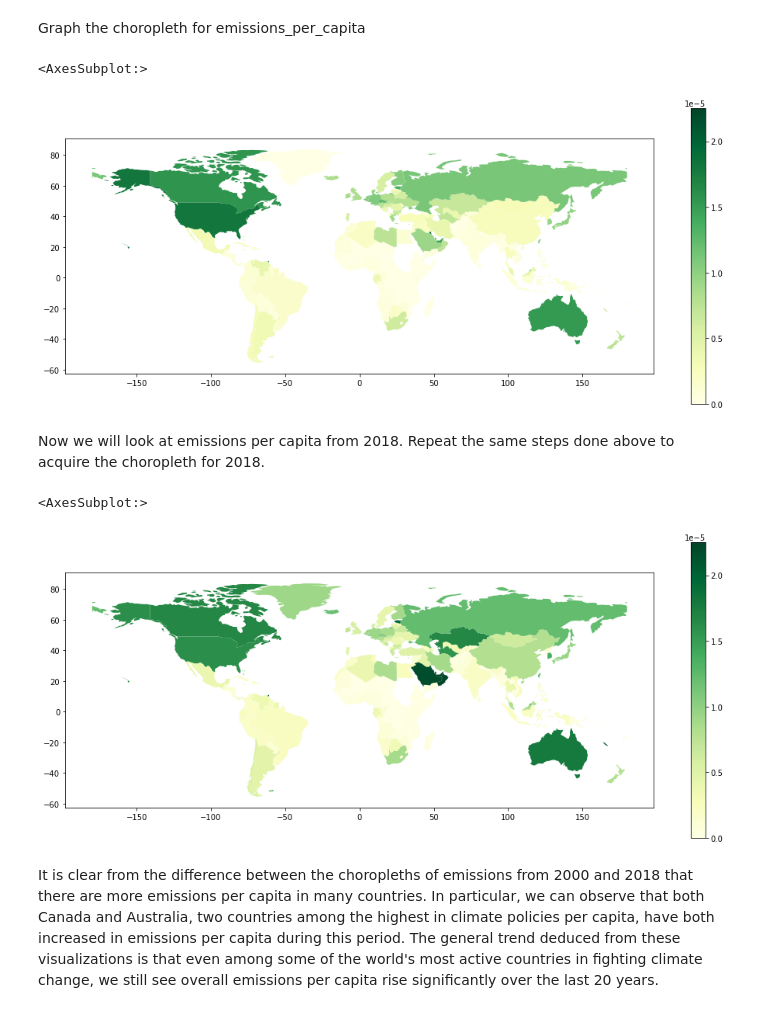
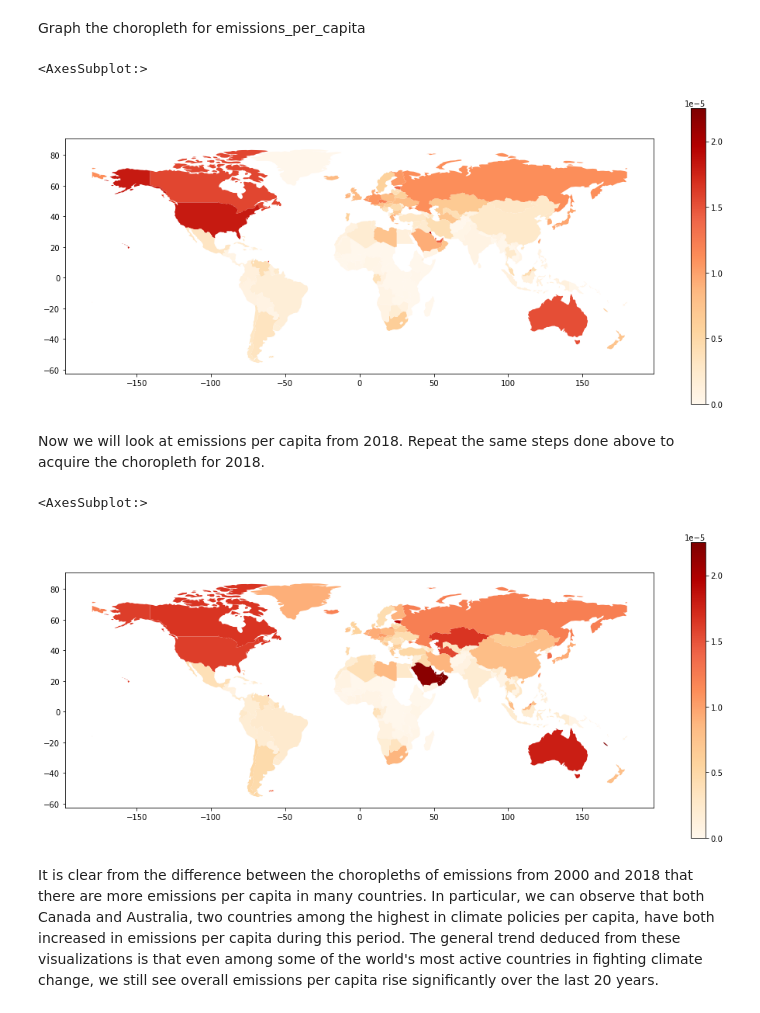
Before and after one commit to bborn3/Emissions_Project, a Jupyter notebook: FinalProject_group015.ipynb, the cells around one changed output. Drawn from its saved outputs; the diff is of its cells as text; code cells hidden in the pictures.

Commit message:
Removed unnecessary comments, change choropleth color for emissions, and added contribution

```diff
--- a/FinalProject_group015.ipynb
+++ b/FinalProject_group015.ipynb
@@ -1212,22 +1202,22 @@ Graph the choropleth for emissions_per_capita
 norm = mpl.colors.Normalize(vmin = 0, vmax = 2.25e-5)
 
 fix, ax = plt.subplots(1,1, figsize=(17,7))
-emissions_2000.plot(column='emissions_per_capita', ax=ax, cmap='YlGn', legend=True, norm=norm)
+emissions_2000.plot(column='emissions_per_capita', ax=ax, cmap='OrRd', legend=True, norm=norm)
 # %% [output]
 <AxesSubplot:>
-[figure, old version]
+[figure, new version]
 # %% [markdown]
 Now we will look at emissions per capita from 2018.
 Repeat the same steps done above to acquire the choropleth for 2018.
 # %%
 #creating 2018 emissions subset
 emissions_2018 = emissions[emissions['Year'] == 2018].reset_index()
 emissions_2018['emissions_per_capita'] = emissions_2018['Emissions']/emissions_2018['pop_est']
 fix, ax = plt.subplots(1,1, figsize=(17,7))
-emissions_2018.plot(column='emissions_per_capita', ax=ax, cmap='YlGn', legend=True, norm=norm)
+emissions_2018.plot(column='emissions_per_capita', ax=ax, cmap='OrRd', legend=True, norm=norm)
 # %% [output]
 <AxesSubplot:>
-[figure, old version]
+[figure, new version]
 # %% [markdown]
 It is clear from the difference between the choropleths of emissions from 2000 and 2018 that there are more emissions per capita in many countries. In particular, we can observe that both Canada and Australia, two countries among the highest in climate policies per capita, have both increased in emissions per capita during this period. The general trend deduced from these visualizations is that even among some of the world's most active countries in fighting climate change, we still see overall emissions per capita rise significantly over the last 20 years.
 # %% [markdown]
```
Also changed, not shown: parts of 16 cells of this notebook.
